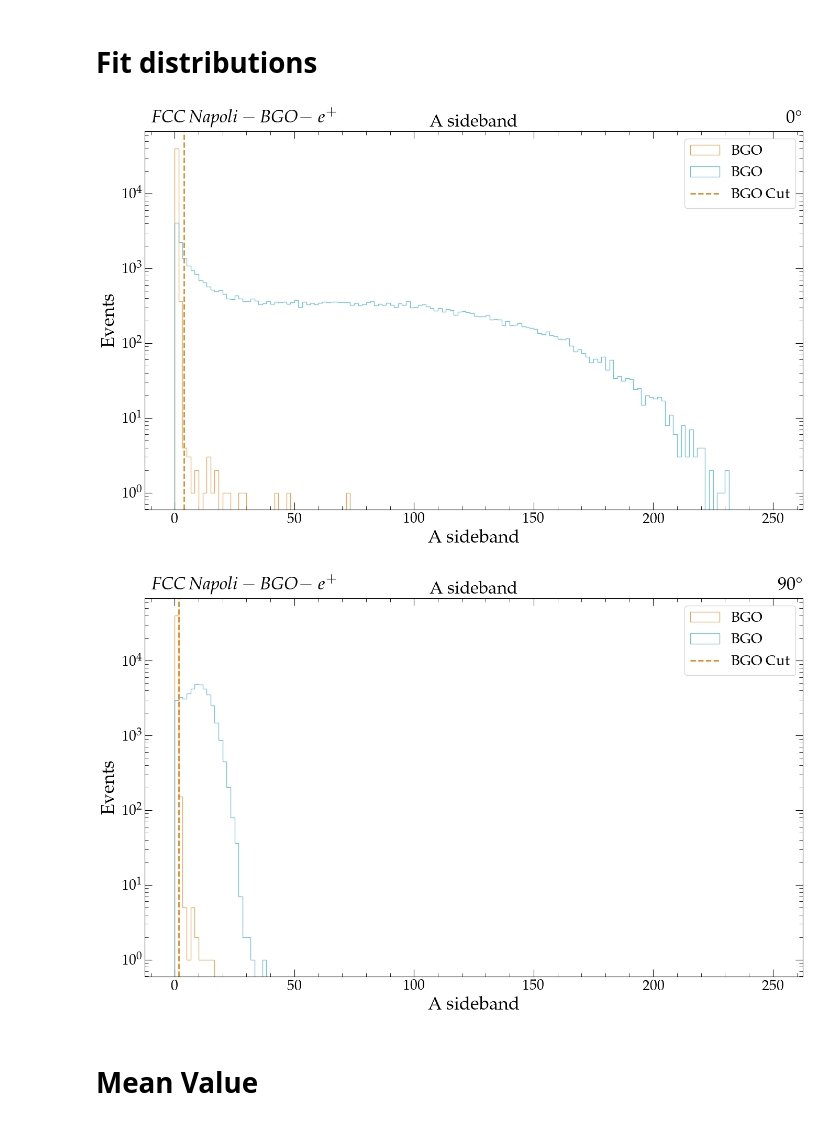
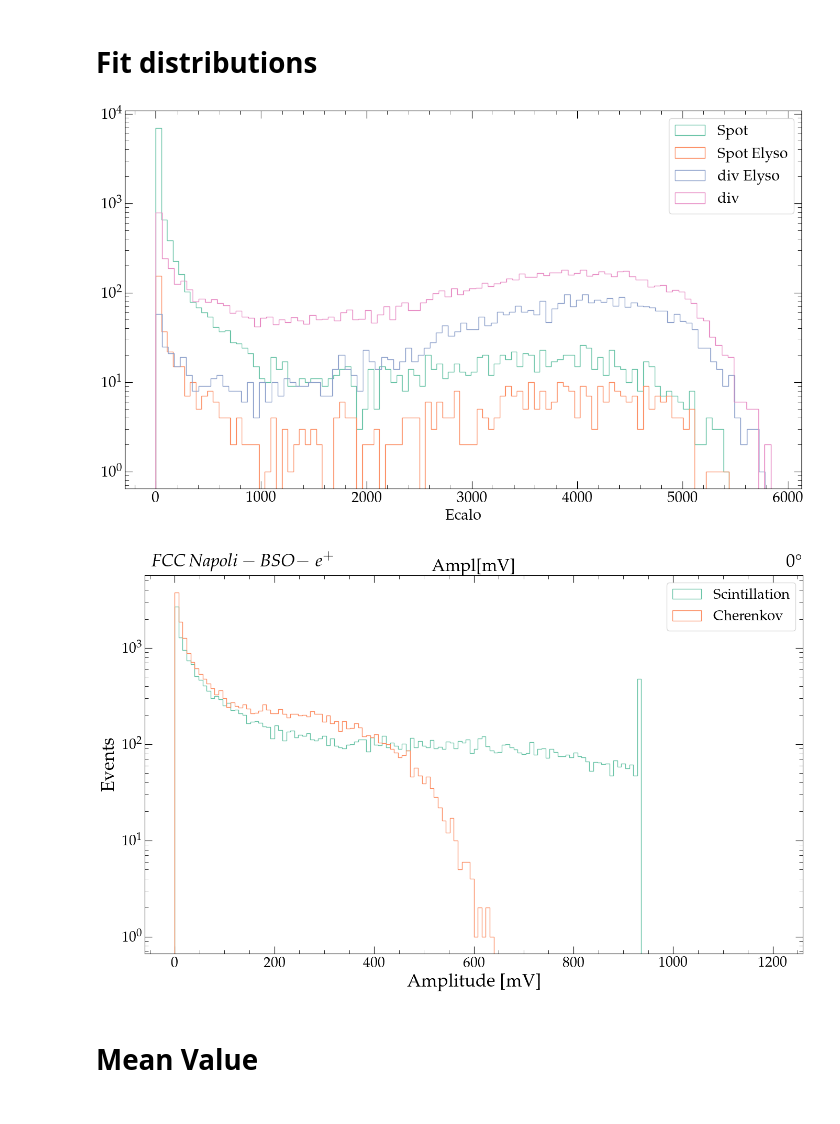
Before and after one commit to FCCNA/fcc-testbeam_analysis, a Jupyter notebook: Reading_Parquet.ipynb, the cells around one changed output. Saved outputs shown, nothing was run; the diff lists cells and outputs as text; code cells hidden in the pictures.

```diff
--- a/Reading_Parquet.ipynb
+++ b/Reading_Parquet.ipynb
@@ -384,8 +387,18 @@ dict_plot = {
     'c_over_e': {
         'label': 'Čerenkov/Energy [GeV]',
         'title': r'$phe$/GeV',
-        'range': (0, 200)
-    }
+        'range': (0, 400)
+    },
+    'amplitude_sipm_s': {
+        'label': 'Amplitude Scintillation [mV]',
+        'title': r'Ampl[mV]',
+        'range': (0, 1200)
+    },
+    'amplitude_sipm_c': {
+        'label': 'Amplitude Cherenkov [mV]',
+        'title': r'Ampl[mV]',
+        'range': (0, 1200)
+    },
 }
 variables_list = dict_plot.keys()
 # %% [markdown]
@@ -431,3 +449,14 @@ make_all_distr('e', logy = True)
+# %%
+angle = 0
+a = plt.hist(pq_sim[angle]['Ecalo'], histtype = 'step',bins = 100, label = 'Spot')
+a = plt.hist(pq_sim[angle].query('Elyso>0')['Ecalo'], histtype = 'step',bins = 100, label = 'Spot Elyso')
+a = plt.hist(pq_sim_1e3[angle].query('Elyso>0')['Ecalo'], histtype = 'step',bins = 100, label = 'div Elyso')
+a = plt.hist(pq_sim_1e3[angle]['Ecalo'], histtype = 'step',bins = 100, label = 'div')
+plt.legend()
+plt.xlabel('Ecalo')
+plt.yscale('log')
+# %% [output]
+[figure, added]
 # %%
 make_all_distr('c_over_s_sipm_c')
 # %%
@@ -438,26 +467,24 @@ make_all_distr('Q_data_sipm_s_Q_data_sipm_s', logy = True)
 make_all_distr('t0_sipm_c', logy = True)
 make_all_distr('t0_sipm_s', logy = True)
 # %%
-variable = 'ampl_sideband_sipm_s'
+variable = 'amplitude_sipm_s'
 palette = wesanderson.film_palette(film='Fox', palette=1)
-for angle in [0, 90 ]:
-    titti = 'A sideband'#dict_plot[variable]['title']
-    lalla = 'A sideband'#dict_plot[variable]['label']
-    custom_plot_layout(title=titti, xlabel=lalla, ylabel="Events",  figsize=(14, 9), angle = angle, crystal = 'BGO', beam = beam_text)
-    for crystal in ['BGO']:
+for angle in [0]:
+    titti = dict_plot[variable]['title']
+    lalla = dict_plot[variable]['label']
+    custom_plot_layout(title=titti, xlabel='Amplitude [mV]', ylabel="Events",  figsize=(14, 9), angle = angle, crystal = 'BSO', beam = beam_text)
+    for crystal in ['BSO']:
         array_1 = d[crystal][angle][variable]
-        array = d[crystal][angle]['amplitude_sipm_s']
-        plt.hist(array_1, range = (0,250), bins=150, histtype='step', linewidth=1, label=crystal, alpha=0.75, color = palette[0 if crystal == 'BGO' else 4])
-        plt.hist(array, range = (0,250), bins=150, histtype='step', linewidth=1, label=crystal, alpha=0.75, color = palette[2 if crystal == 'BGO' else 4])
-        plt.axvline(np.mean(array_1) + 5*np.std(array_1), label=f'{crystal} Cut', linewidth=2, linestyle='dashed', color=palette[0 if crystal == 'BGO' else 4])
+        array_2 = d[crystal][angle][variable.replace('sipm_s','sipm_c')]
+        plt.hist(array_1, range = dict_plot[variable]['range'], bins=150, histtype='step', linewidth=1, label='Scintillation')
+        plt.hist(array_2, range = dict_plot[variable]['range'], bins=150, histtype='step', linewidth=1, label='Cherenkov')
     plt.legend()
     #plt.xlim(-50,25)
     plt.yscale('log')
     plt.tight_layout()
-    plt.savefig(f'PaperFigures/{variable}_{angle}_BGO_FitDistributions.png')
+    plt.savefig(f'PaperFigures/{variable}_{angle}_BSO_FitDistributions.png')
 # %% [output]
-[figure, old version]
+[figure, new version]
-[figure, removed]
 # %% [markdown]
 # Mean Value
 # %%
```
Also changed, not shown: parts of 14 cells of this notebook, 5 other files.
